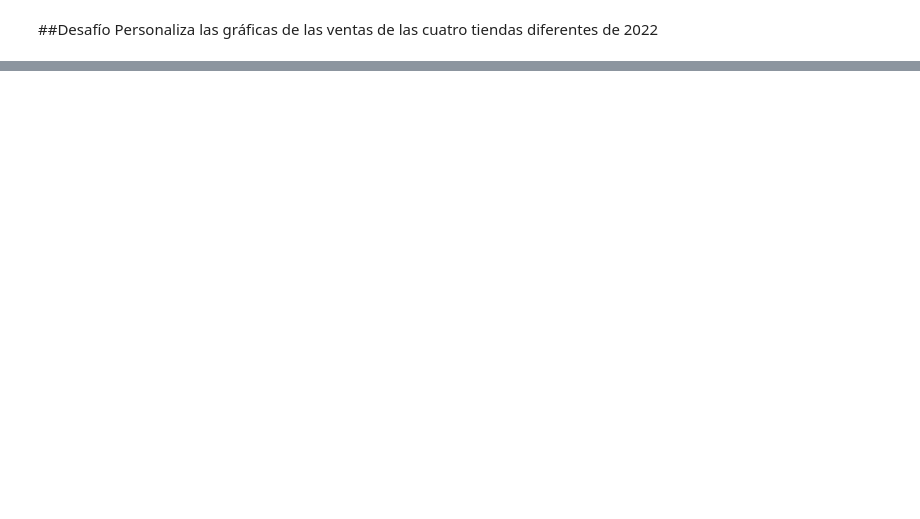
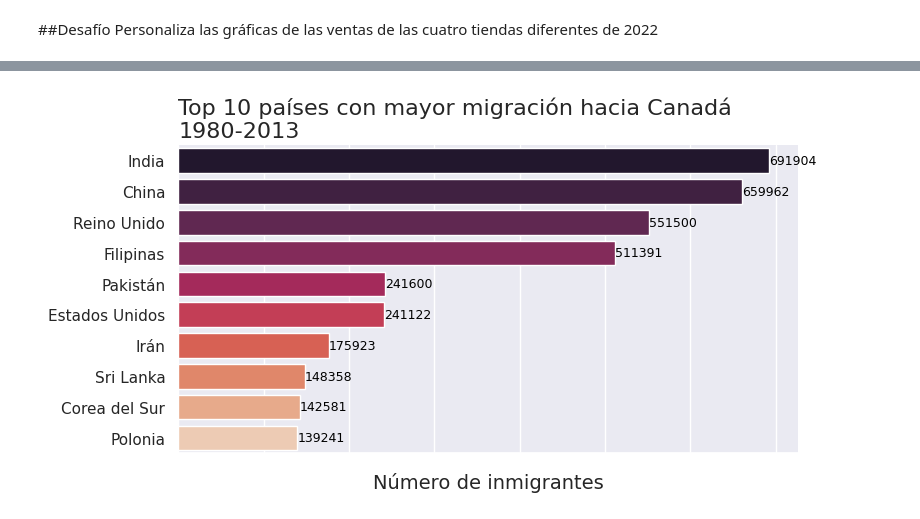
Before and after one commit to vanessa-oreza/python, a Jupyter notebook: visualizacion_de_datos_con_python.ipynb, the cells around one changed output, grey strips where cells are left out. Drawn from its saved outputs; the diff is of its cells as text; code cells hidden in the pictures; blank space fills up the shorter version.

```diff
--- a/visualizacion_de_datos_con_python.ipynb
+++ b/visualizacion_de_datos_con_python.ipynb
@@ -563,0 +629,4 @@ plt.show()
+# %%
+generar_grafico('rocket')
+# %% [output]
+[figure, added]
```
Also changed, not shown: parts of 31 cells of this notebook.
